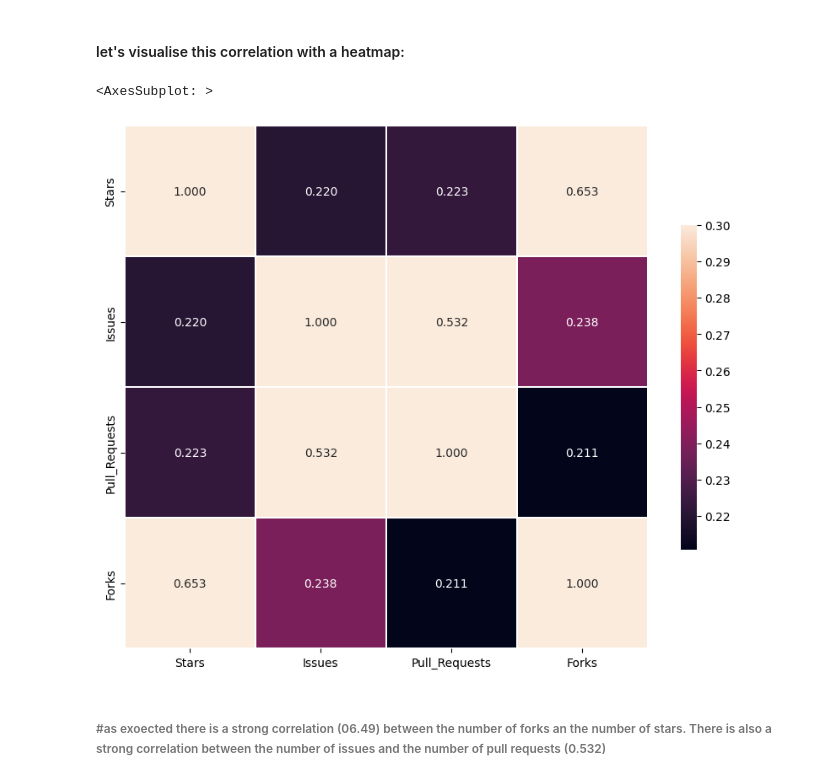
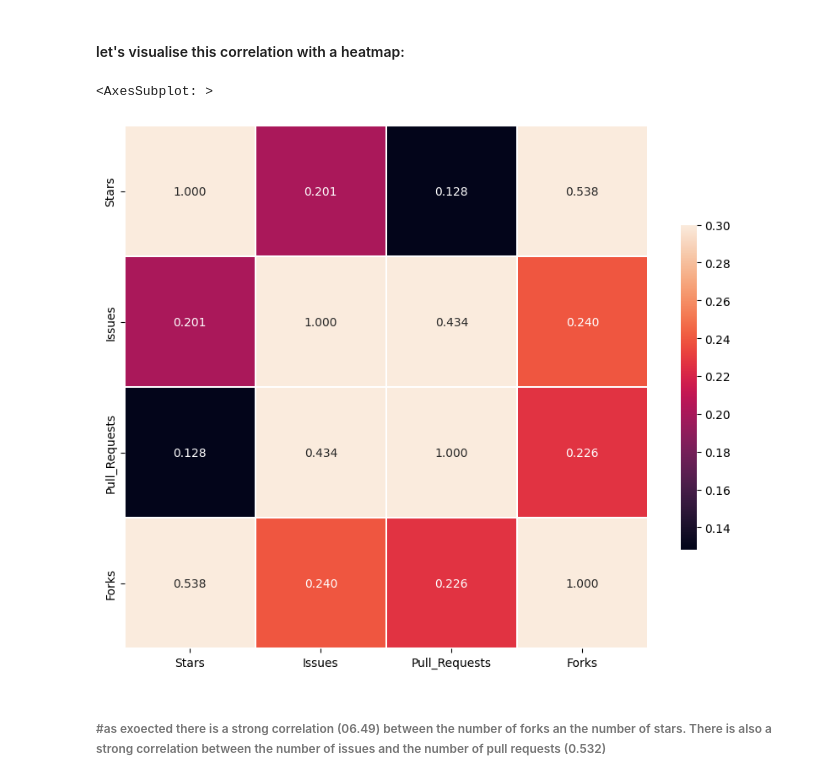
Before and after one commit to Beatrix-droid/github_repos-2022-data-analysis, a Jupyter notebook: github analysis.ipynb, the cells around one changed output. Saved outputs shown, nothing was run; the diff lists cells and outputs as text; code cells hidden in the pictures.

```diff
--- a/github analysis.ipynb
+++ b/github analysis.ipynb
@@ -102,5 +106,5 @@ Text(0.5, 1.0, 'Number of Forks vs Number of Stars Graph Raw Data')
 # %%
-first_clean_df = df[(df['Forks'] <= 15000)]
+first_clean_df = df[(df['Forks'] <= 30000)]
 # %% [markdown]
 ##### Now that the outlier data has been removed let's have a look at the scatterplot again
 # %%
@@ -114,0 +135,13 @@ Text(0.5, 1.0, 'Number of Forks vs Number of Stars Graph First cleaned Data')
+# %%
+Q1 = first_clean_df['Stars'].quantile(0.25)
+Q3 = first_clean_df['Stars'].quantile(0.75)
+IQR_1 = Q3 - Q1
+
+q1 = first_clean_df['Forks'].quantile(0.25)
+q3 = first_clean_df['Forks'].quantile(0.75)
+
+iqr = q3-q1
+
+second_clean_df = first_clean_df[(first_clean_df['Stars'] >= Q1 - 1.5 * IQR_1) & (first_clean_df['Stars'] <= Q3 + 1.5 *IQR_1) & (first_clean_df['Forks'] >= q1 - 1.5 * iqr) & (first_clean_df['Forks'] <= q3 + 1.5 *iqr)]
+
+second_clean_df.head()
@@ -115,16 +169,16 @@ Text(0.5, 1.0, 'Number of Forks vs Number of Stars Graph First cleaned Data')
 # %% [markdown]
 #### let's visualise this correlation with a heatmap:
 # %%
-corr = first_clean_df.corr()
+corr = second_clean_df.corr()
 
 
 fig, ax = plt.subplots(figsize=(10,10))
 
 
 sns.heatmap(corr,  vmax=0.3, square=True, cbar_kws={'shrink':0.5}, fmt='.3f', linewidths='0.05', annot=True)
 # %% [output]
 <AxesSubplot: >
-[figure, old version]
+[figure, new version]
 # %% [markdown]
 ###### #as exoected there is a strong correlation (06.49) between the number of forks an the number of stars. There is also a strong correlation between the number of issues and the number of pull requests (0.532)
 # %% [markdown]
```
Also changed, not shown: parts of 32 cells of this notebook.
